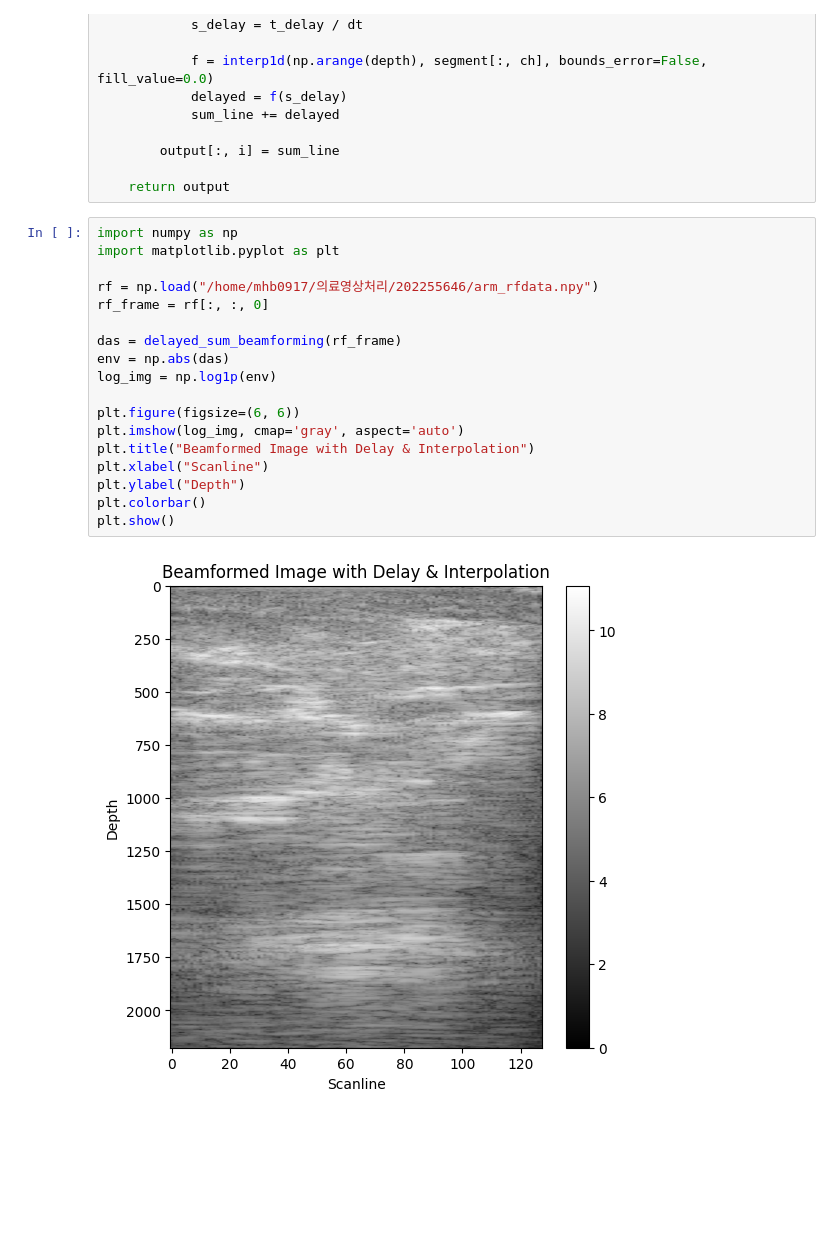
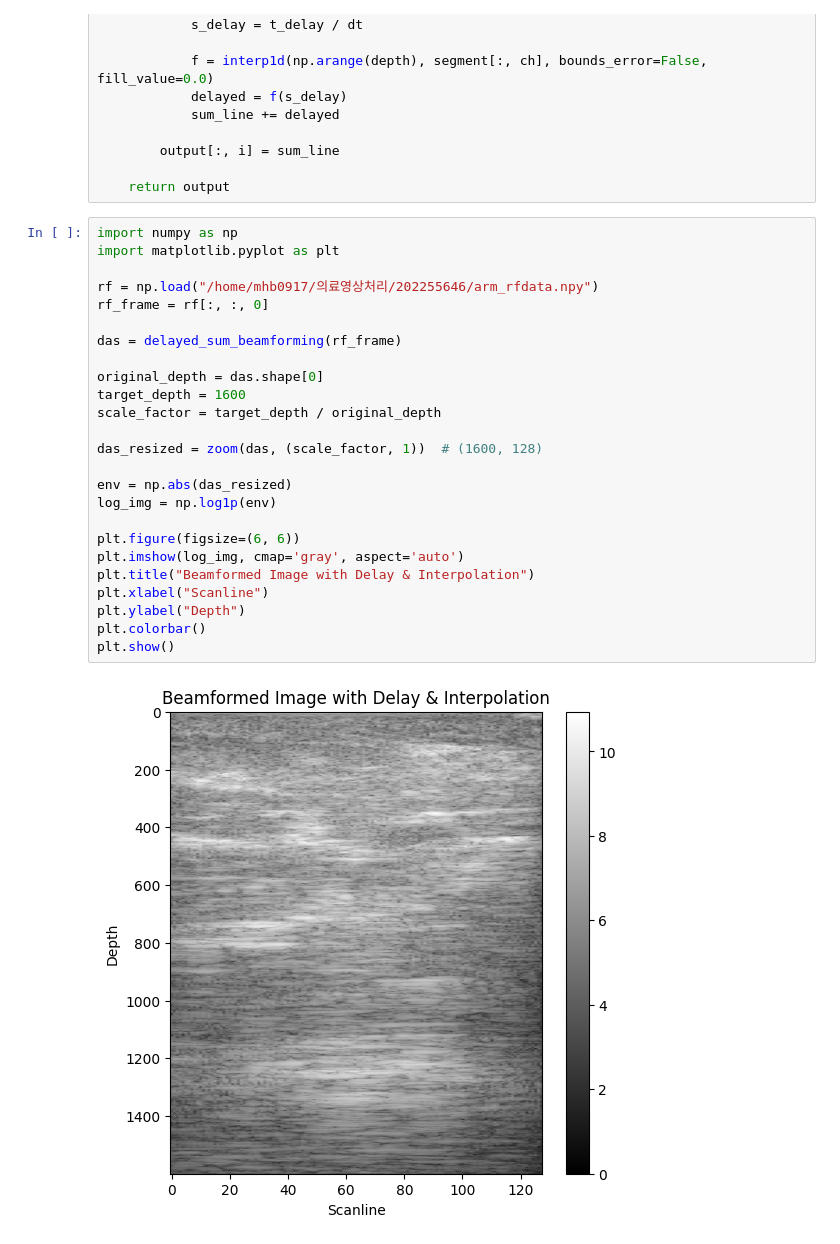
Before and after one commit to MUNHYUNBOO/Medical-Image-Processing, a Jupyter notebook: task2.ipynb, the cells around one changed output. Saved outputs shown, nothing was run; the diff lists cells and outputs as text; blank space fills up the shorter version.

Commit message:
scale reshape

```diff
--- a/task2.ipynb
+++ b/task2.ipynb
@@ -61,20 +61,27 @@ def delayed_sum_beamforming(rf_frame, spacing_mm=0.3, aperture_size=16, speed=15
 # %%
 import numpy as np
 import matplotlib.pyplot as plt
 
 rf = np.load("/home/mhb0917/의료영상처리/202255646/arm_rfdata.npy")
 rf_frame = rf[:, :, 0]
 
 das = delayed_sum_beamforming(rf_frame)
-env = np.abs(das)
+
+original_depth = das.shape[0]
+target_depth = 1600
+scale_factor = target_depth / original_depth
+
+das_resized = zoom(das, (scale_factor, 1))  # (1600, 128)
+
+env = np.abs(das_resized)
 log_img = np.log1p(env)
 
 plt.figure(figsize=(6, 6))
 plt.imshow(log_img, cmap='gray', aspect='auto')
 plt.title("Beamformed Image with Delay & Interpolation")
 plt.xlabel("Scanline")
 plt.ylabel("Depth")
 plt.colorbar()
 plt.show()
 # %% [output]
-[figure, old version]
+[figure, new version]
```
